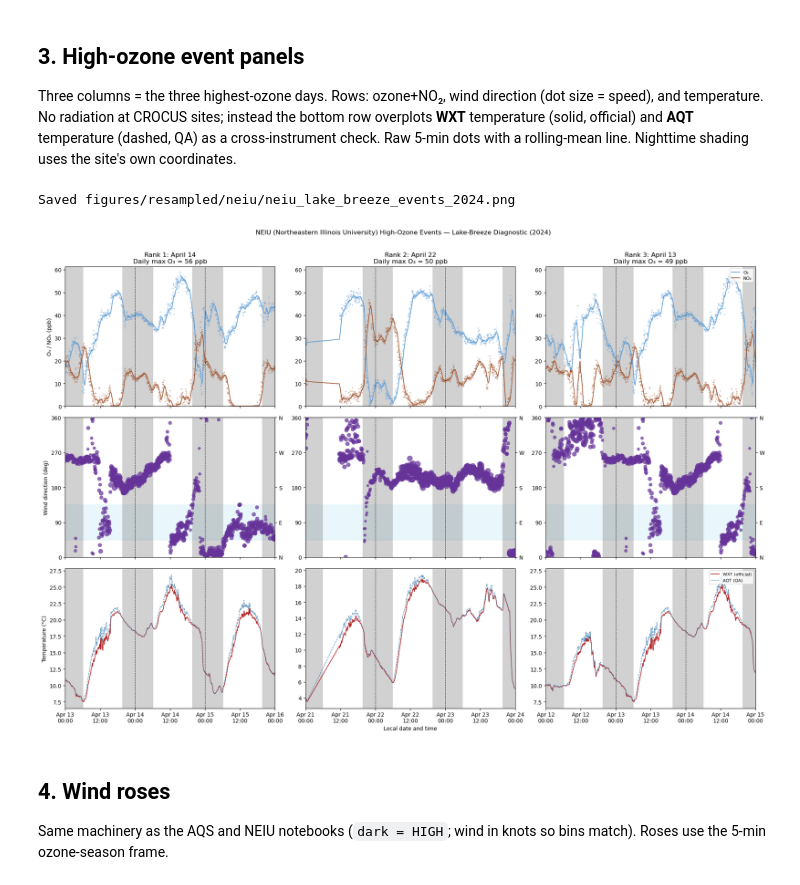
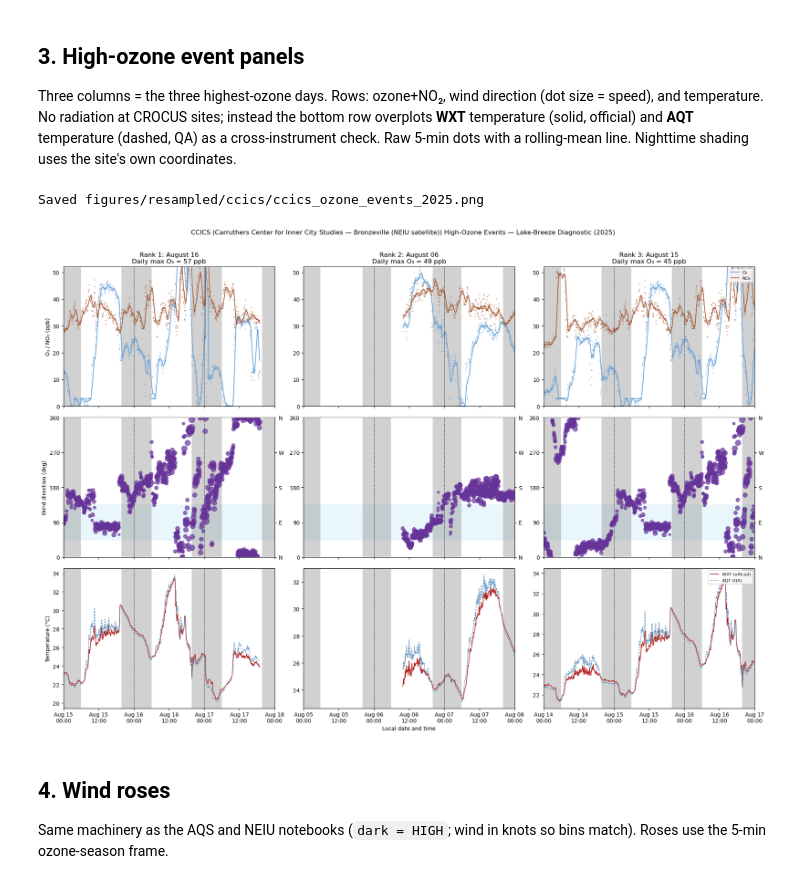
Before and after one commit to gregorywanderson/crocus, a Jupyter notebook: resampled_ozone_study.ipynb, the cells around one changed output. Cells and saved outputs as stored; diff of their text form; code cells hidden in the pictures.

Commit message:
renamed figure: ozone events

```diff
--- a/resampled_ozone_study.ipynb
+++ b/resampled_ozone_study.ipynb
@@ -48,17 +47,14 @@ from plot_utils import plot_hourly_heatmap, nighttime_boxes
 `SITE` selects the CROCUS node (must have **both** AQT and WXT resampled files;
 WXT resampling is still in progress for some sites). `YEAR` selects the season.
 # %%
-SITE = "NEIU"     # CROCUS site abbreviation (needs both *_aqt_5min.nc and *_wxt_5min.nc)
-YEAR = 2024
+SITE = "CCICS"     # CROCUS site abbreviation (needs both *_aqt_5min.nc and *_wxt_5min.nc)
+YEAR = 2025
 
 # Instrument identity for figure labels. The archive records only the class
 # (instrument="aqt"/"wxt"), not the model, so models are named here.
 # The NEIU node (VSN W08D) carries a Vaisala AQT530 (air quality) and a
 # Vaisala WXT536 (weather transmitter).
 # TODO(crocus_store): record instrument make/model/serial in archive attrs.
-AQT_INSTRUMENT = "Vaisala AQT530"
-WXT_INSTRUMENT = "Vaisala WXT536"
-AQT_VSN = SITE_META.vsn        # W08D, from crocus_sites
 
 DATA_DIR = Path("data/sage_resampled")
 AQT_PATH = DATA_DIR / f"{SITE}_aqt_5min.nc"
@@ -83,6 +79,10 @@ for _path, _kind in [(AQT_PATH, "AQT"), (WXT_PATH, "WXT")]:
             f"(WXT resampling may still be in progress for this site.)"
         )
 
+AQT_INSTRUMENT = "Vaisala AQT530"
+WXT_INSTRUMENT = "Vaisala WXT536"
+AQT_VSN = SITE_META.vsn        # W08D, from crocus_sites
+
 OZONE_COLOR = "#5B9BD5"
 NO2_COLOR = "#A0522D"
 
@@ -437,36 +436,36 @@ for col, peak_date in enumerate(top_three_dates):
     ax_temp.plot(block.index, block["temp_aqt"], color="steelblue", lw=1.0,
                  linestyle="--", alpha=0.9, label="AQT (QA)")
     if col == 0:
         ax_temp.set_ylabel("Temperature (\u00b0C)")
     if col == 2:
         ax_temp.legend(loc="upper right", fontsize=8)
 
     # Shared per-column decoration: nighttime, day brackets, x range/format.
     for ax in (ax_o3, ax_wind, ax_temp):
         for box in nighttime_boxes(w0.to_pydatetime(), w1.to_pydatetime(),
                                    ax.get_ylim()[1], SITE_LAT, SITE_LON,
                                    CHICAGO_TIME):
             ax.add_patch(box)
         ax.axvline(peak_start, color="black", ls="--", lw=0.8, alpha=0.8)
         ax.axvline(peak_end, color="black", ls="--", lw=0.8, alpha=0.8)
         ax.set_xlim(w0, w1)
 
     ax_temp.xaxis.set_major_locator(mdates.HourLocator(byhour=[0, 12]))
     ax_temp.xaxis.set_major_formatter(mdates.DateFormatter("%b %d\n%H:%M"))
     ax_o3.set_title(f"Rank {col + 1}: {peak_date:%B %d}\n"
                     f"Daily max O\u2083 = {daily_max_o3.iloc[col]:.0f} ppb")
 
 axes[2, 1].set_xlabel("Local date and time")
 fig.suptitle(f"{SITE} ({SITE_FULL_NAME}) High-Ozone Events \u2014 "
              f"Lake-Breeze Diagnostic ({YEAR})", y=1.01)
 fig.tight_layout()
-save = FIGURE_DIR / f"{SITE.lower()}_lake_breeze_events_{YEAR}.png"
+save = FIGURE_DIR / f"{SITE.lower()}_ozone_events_{YEAR}.png"
 fig.savefig(save, dpi=300, bbox_inches="tight")
 print("Saved", save)
 plt.show()
 # %% [output]
-Saved figures/resampled/neiu/neiu_lake_breeze_events_2024.png
+Saved figures/resampled/ccics/ccics_ozone_events_2025.png
-[figure, old version]
+[figure, new version]
 # %% [markdown]
 ## 4. Wind roses
 
```
Also changed, not shown: parts of 12 cells of this notebook.
